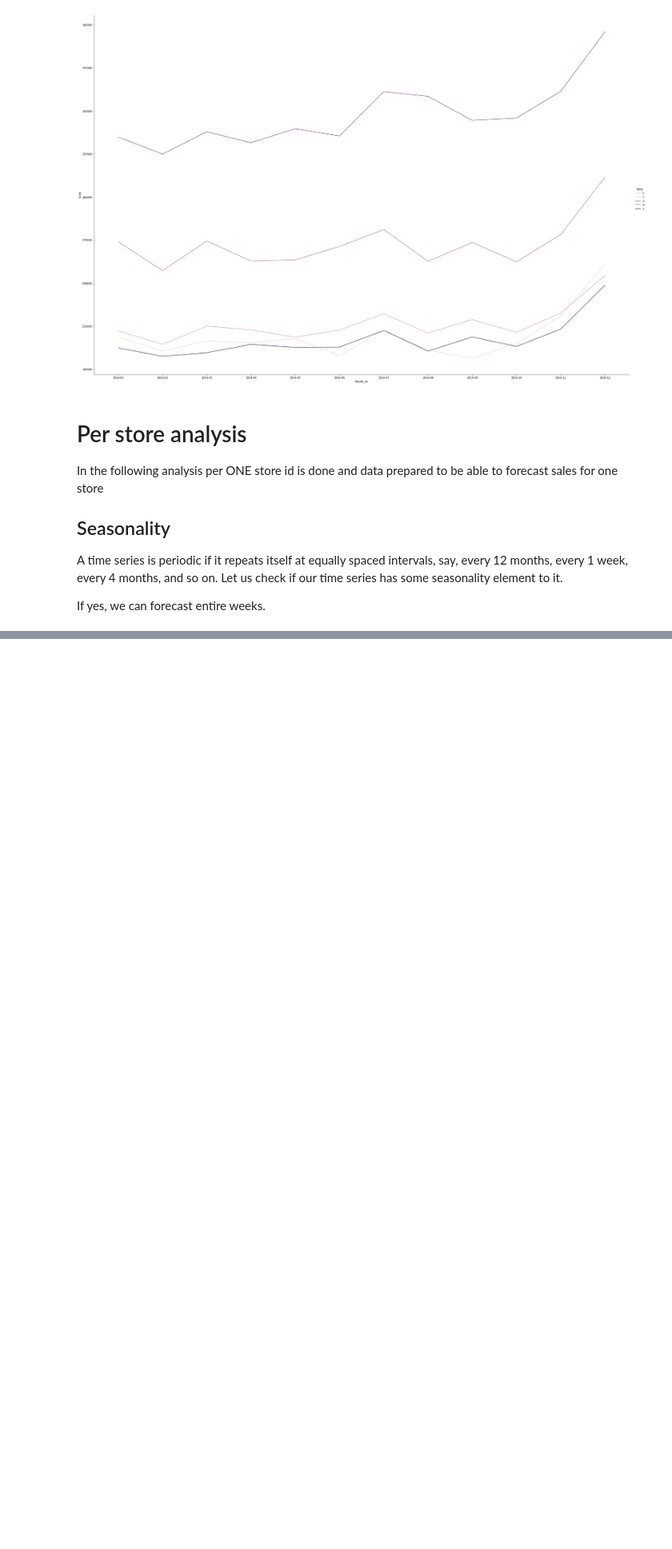
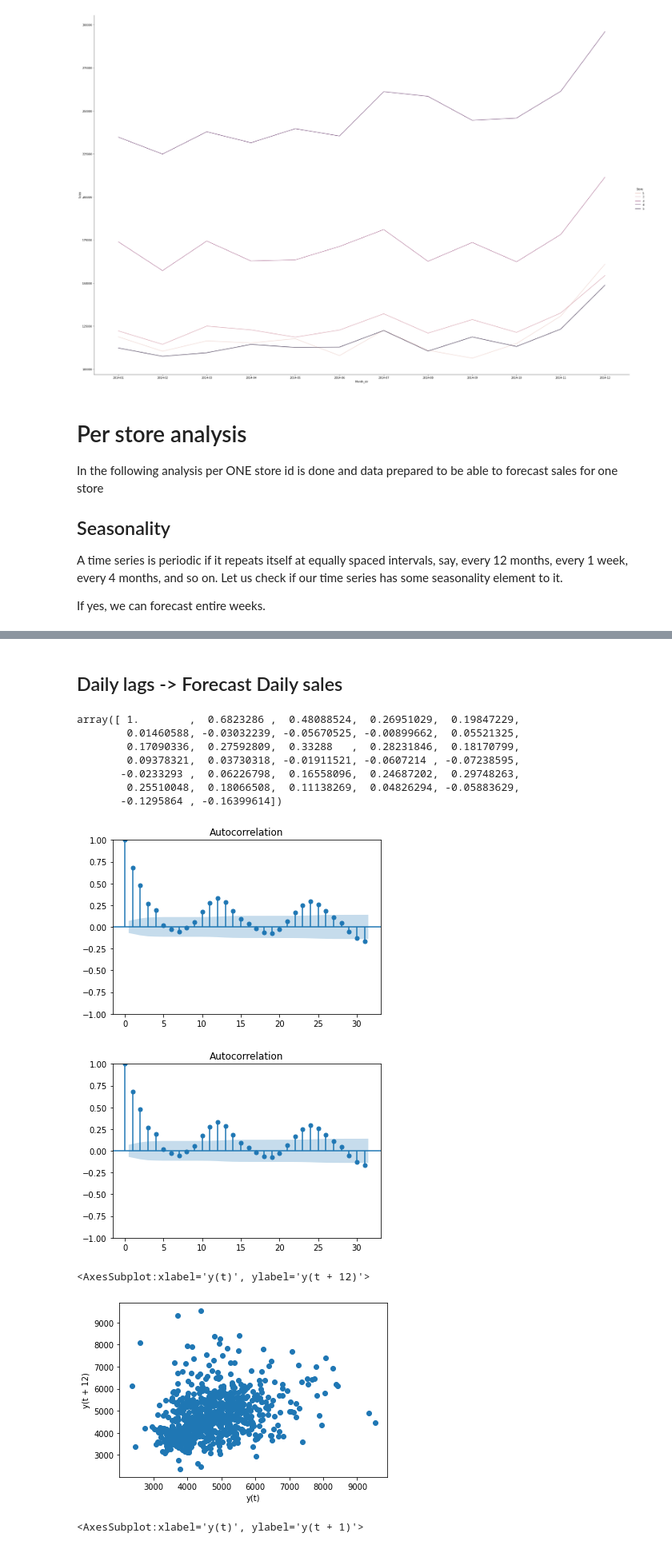
Before and after one commit to bruennijs/kaggle_rossmann_sales, a Jupyter notebook: regression.ipynb, the cells around one changed output, grey strips where cells are left out. Shown at 80% size. Cells and saved outputs as stored; diff of their text form; code cells hidden in the pictures; blank space fills up the shorter version.

```diff
--- a/regression.ipynb
+++ b/regression.ipynb
@@ -187,0 +234,29 @@ for interval in [("2014-{}-01".format(month), "2014-{}-01".format(month+1)) for
+# %% [markdown]
+## Daily lags -> Forecast Daily sales
+# %%
+from statsmodels.graphics.tsaplots import plot_acf
+from statsmodels.tsa import stattools
+import matplotlib.pyplot as plt
+
+stattools.acf(df_train_store_1['Sales'], nlags=31)
+plot_acf(df_train_store_1['Sales'], lags=31)
+plt.show()
+
+lag_plot(series=df_train_store_1['Sales'], lag=12)
+plt.show()
+
+lag_plot(series=df_train_store_1['Sales'], lag=1)
+plt.show()
+# %% [output]
+array([ 1.        ,  0.6823286 ,  0.48088524,  0.26951029,  0.19847229,
+        0.01460588, -0.03032239, -0.05670525, -0.00899662,  0.05521325,
+        0.17090336,  0.27592809,  0.33288   ,  0.28231846,  0.18170799,
+        0.09378321,  0.03730318, -0.01911521, -0.0607214 , -0.07238595,
+       -0.0233293 ,  0.06226798,  0.16558096,  0.24687202,  0.29748263,
+        0.25510048,  0.18066508,  0.11138269,  0.04826294, -0.05883629,
+       -0.1295864 , -0.16399614])
+[figure, added]
+[figure, added]
+<AxesSubplot:xlabel='y(t)', ylabel='y(t + 12)'>
+[figure, added]
+<AxesSubplot:xlabel='y(t)', ylabel='y(t + 1)'>
```
Also changed, not shown: parts of 6 cells of this notebook, 1 other file.
